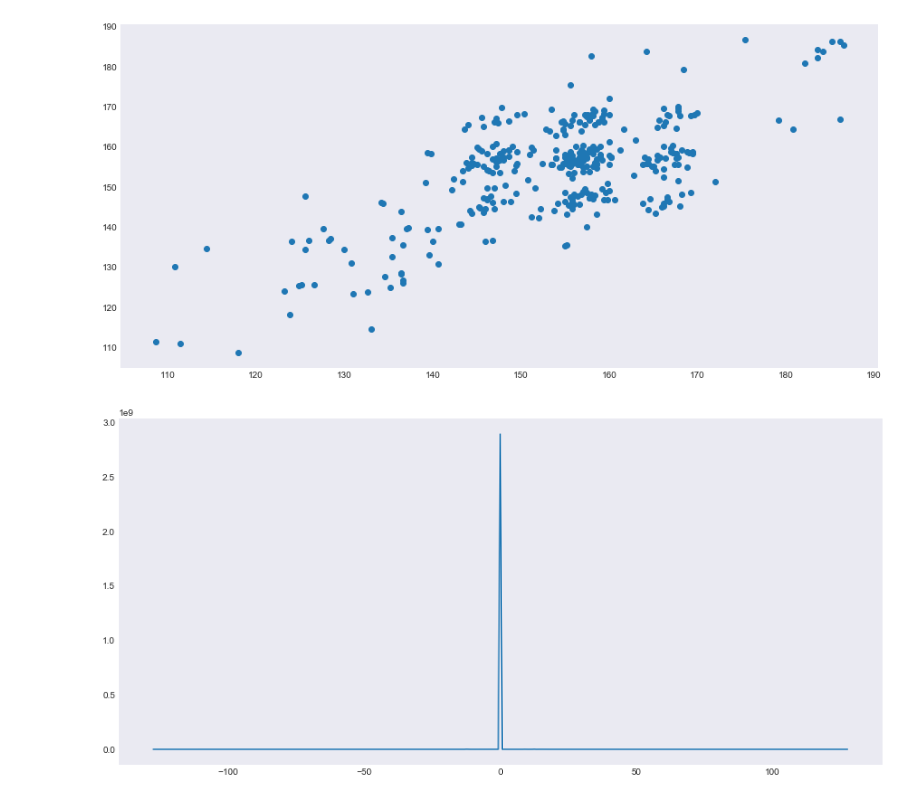
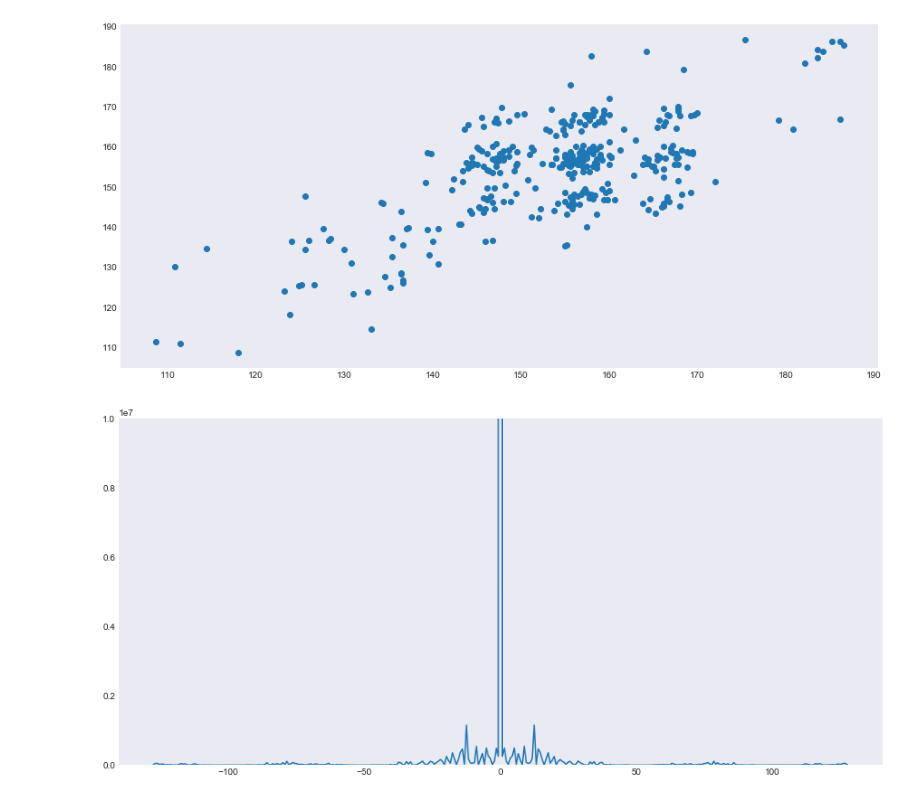
Before and after one commit to YosriSakly/Geste-et-intelligence-artificielle-HRV-fatigue, a Jupyter notebook: Copy-Yosri.ipynb, the cells around one changed output. Drawn from its saved outputs; the diff is of its cells as text; code cells hidden in the pictures.

```diff
--- a/Copy-Yosri.ipynb
+++ b/Copy-Yosri.ipynb
@@ -330,12 +332,14 @@ plt.show()
 # %%
 ps = np.abs(np.fft.fft(distance))**2
 
 time_step = 1./256
 freqs = np.fft.fftfreq(distance.size, time_step)
 idx = np.argsort(freqs)
 plt.figure(figsize=(15, 7))
 #plt.xlim([-0.005,0.005])
+plt.ylim([0,1e7])
+
 plt.plot(freqs[idx], ps[idx])
 plt.show()
 # %% [output]
-[figure, old version]
+[figure, new version]
```
Also changed, not shown: parts of 1 cell of this notebook.
